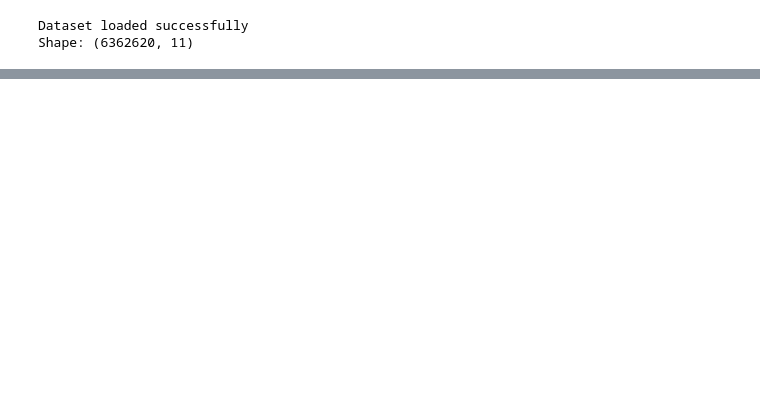
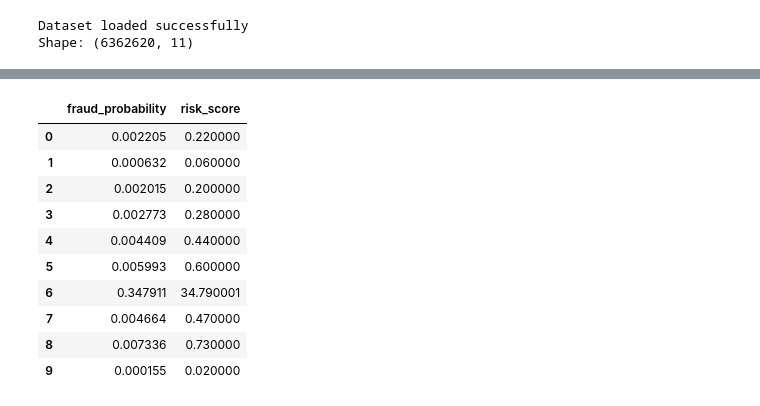
Before and after one commit to ararext/FinSentinel, a Jupyter notebook: models/main.ipynb, the cells around one changed output, grey strips where cells are left out. Saved outputs shown, nothing was run; the diff lists cells and outputs as text; code cells hidden in the pictures; blank space fills up the shorter version.

```diff
--- a/models/main.ipynb
+++ b/models/main.ipynb
@@ -81,0 +328,23 @@ First 5 rows:
+# %%
+# ======================================
+# Cell 11: Model Evaluation
+# ======================================
+
+# Predict probabilities for validation set
+y_val_proba = xgb_model.predict_proba(X_val)[:, 1]
+
+# ROC-AUC score
+roc_auc = roc_auc_score(y_val, y_val_proba)
+print("Validation ROC-AUC:", round(roc_auc, 4))
+
+# Default threshold predictions (0.5)
+y_val_pred = (y_val_proba >= 0.5).astype(int)
+
+# Confusion Matrix
+cm = confusion_matrix(y_val, y_val_pred)
+print("\nConfusion Matrix (threshold=0.5):")
+print(cm)
+
+# Classification Report
+print("\nClassification Report:")
+print(classification_report(y_val, y_val_pred, digits=4))
@@ -81,0 +390,33 @@ First 5 rows:
+# %%
+# ======================================
+# Cell 13: Probability → Risk Score
+# ======================================
+
+def probability_to_risk_score(prob):
+    """
+    Convert fraud probability (0–1) to risk score (0–100)
+    """
+    return np.round(prob * 100, 2)
+
+# Apply on validation set for inspection
+val_risk_scores = probability_to_risk_score(y_val_proba)
+
+# Preview
+risk_preview = pd.DataFrame({
+    "fraud_probability": y_val_proba[:10],
+    "risk_score": val_risk_scores[:10]
+})
+
+risk_preview
+# %% [output]
+|  | fraud_probability | risk_score |
+| 0 | 0.002205 | 0.220000 |
+| 1 | 0.000632 | 0.060000 |
+| 2 | 0.002015 | 0.200000 |
+| 3 | 0.002773 | 0.280000 |
+| 4 | 0.004409 | 0.440000 |
+| 5 | 0.005993 | 0.600000 |
+| 6 | 0.347911 | 34.790001 |
+| 7 | 0.004664 | 0.470000 |
+| 8 | 0.007336 | 0.730000 |
+| 9 | 0.000155 | 0.020000 |
```
Also changed, not shown: parts of 15 cells of this notebook.
